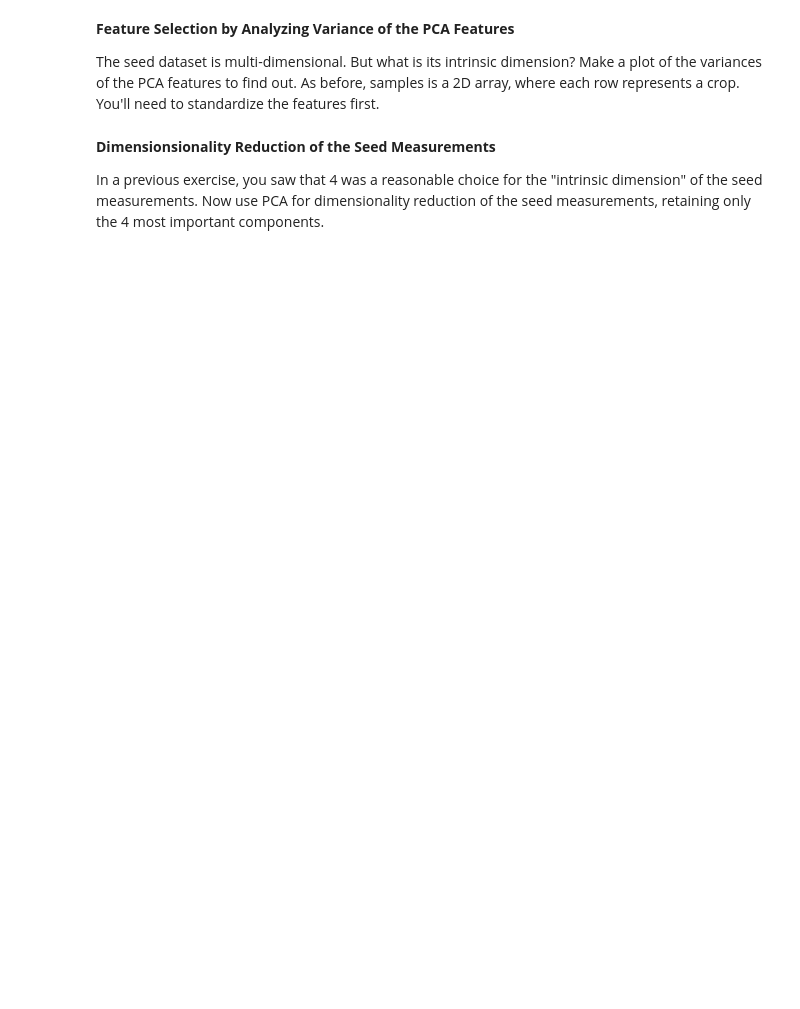
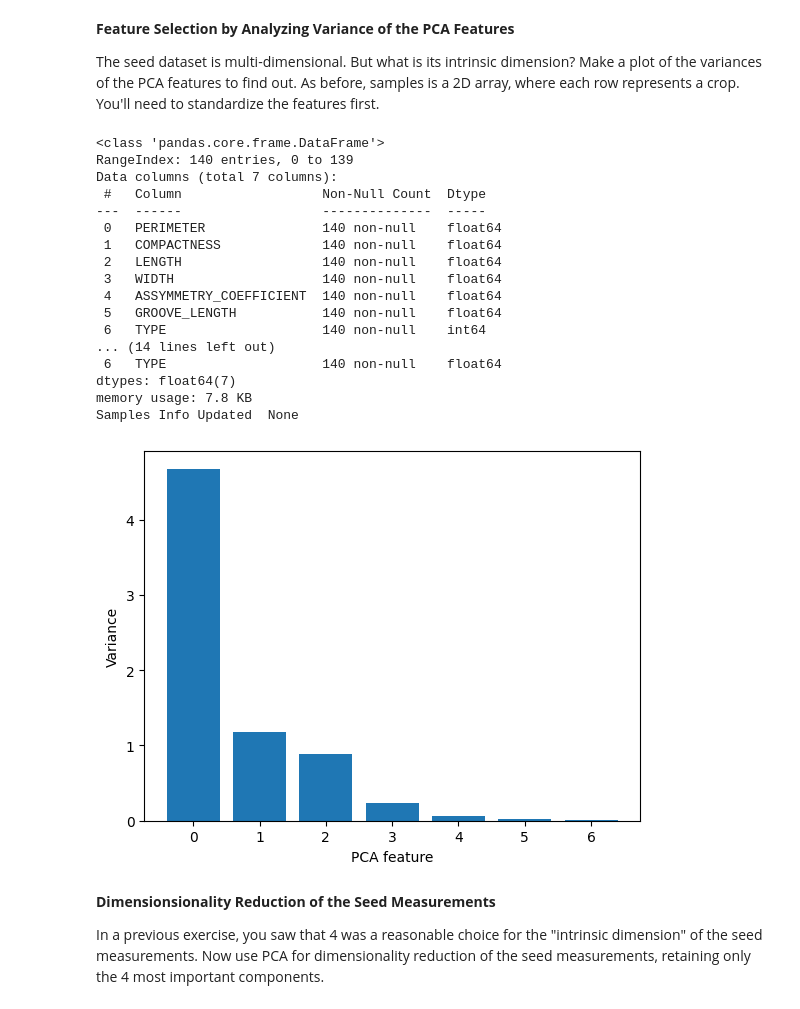
Before and after one commit to xtianu/temporal_DAPR, a Jupyter notebook: session3_PCA.ipynb, the cells around one changed output. Drawn from its saved outputs; the diff is of its cells as text; code cells hidden in the pictures; blank space fills up the shorter version.

```diff
--- a/session3_PCA.ipynb
+++ b/session3_PCA.ipynb
@@ -224,34 +250,53 @@ from sklearn.pipeline import make_pipeline
 import matplotlib.pyplot as plt
 
 
 # Reading grains data
-grains = pd.read_csv('../input/seeds.csv')
+grains = pd.read_csv('/content/drive/MyDrive/DAPR/Lab/input/seeds.csv')
 samples = grains.iloc[:,1:]
 print("Samples Info ",samples.info())
 # Preprocessing : Changing type of last column from int to float
 s1=samples.iloc[:,-1]
 s1=s1.astype(float)
 samples.iloc[:,-1] = s1
 print("Samples Info Updated ",samples.info())
 # Create scaler: scaler
 scaler = StandardScaler()
 
 # Create a PCA instance: pca
 pca = PCA()
 
 # Create pipeline: pipeline
 pipeline = make_pipeline(scaler,pca)
 
 # Fit the pipeline to 'samples'
 pipeline.fit(samples)
 
 # Plot the explained variances
 features = range(pca.n_components_)
 plt.bar(features, pca.explained_variance_)
 plt.xlabel('PCA feature')
 plt.ylabel('Variance')
 plt.xticks(features)
 plt.show()
+# %% [output]
+<class 'pandas.core.frame.DataFrame'>
+RangeIndex: 140 entries, 0 to 139
+Data columns (total 7 columns):
+ #   Column                  Non-Null Count  Dtype
+---  ------                  --------------  -----
+ 0   PERIMETER               140 non-null    float64
+ 1   COMPACTNESS             140 non-null    float64
+ 2   LENGTH                  140 non-null    float64
+ 3   WIDTH                   140 non-null    float64
+ 4   ASSYMMETRY_COEFFICIENT  140 non-null    float64
+ 5   GROOVE_LENGTH           140 non-null    float64
+ 6   TYPE                    140 non-null    int64
+... (14 lines left out)
+ 6   TYPE                    140 non-null    float64
+dtypes: float64(7)
+memory usage: 7.8 KB
+Samples Info Updated  None
+[figure, added]
 # %% [markdown]
 **Dimensionsionality Reduction of the Seed Measurements**
 
```
Also changed, not shown: parts of 8 cells of this notebook.
